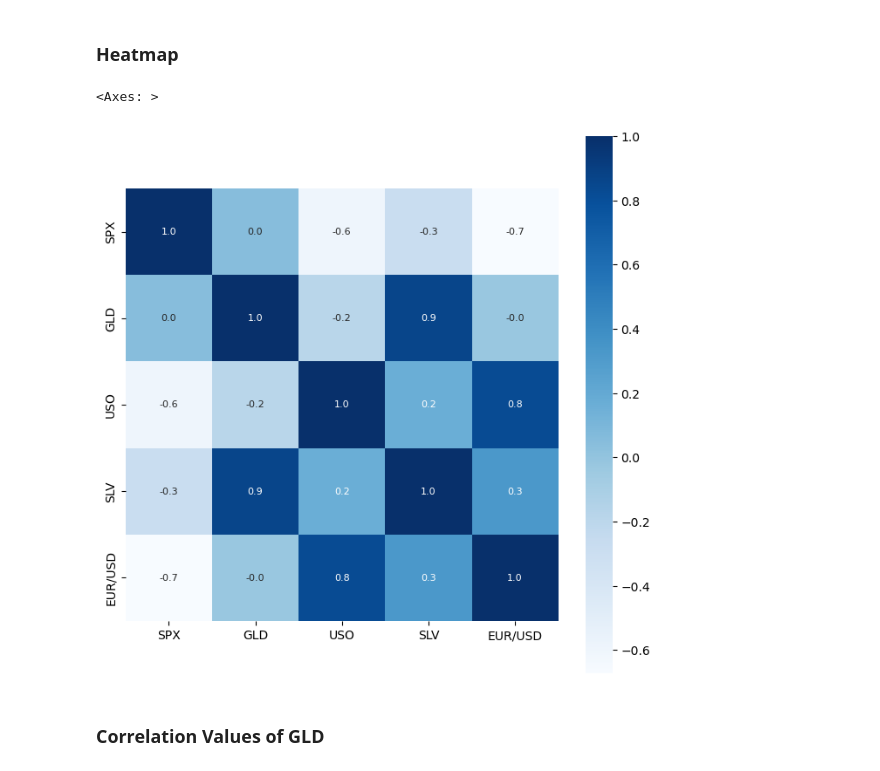
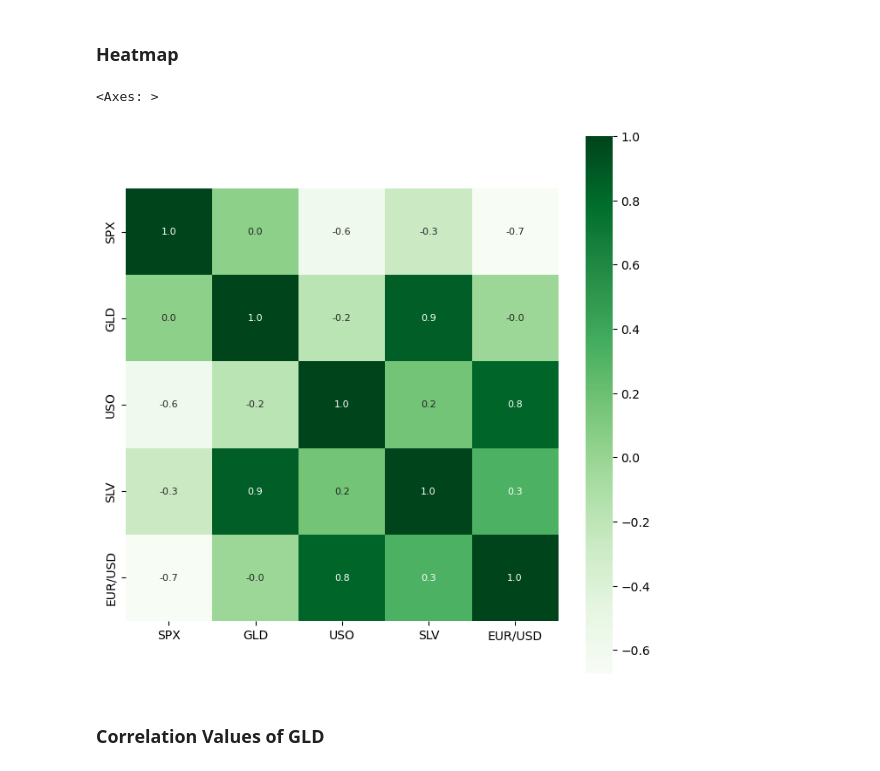
Before and after one commit to EHAB3x/Gold-Price-Prediction, a Jupyter notebook: gold.ipynb, the cells around one changed output. Drawn from its saved outputs; the diff is of its cells as text; code cells hidden in the pictures.

```diff
--- a/gold.ipynb
+++ b/gold.ipynb
@@ -96,10 +96,10 @@ correlation = gold_data.drop(['Date'],axis=1).corr()
 ### Heatmap
 # %%
 plt.figure(figsize=(8,8))
-sns.heatmap(correlation, cbar=True, square=True, fmt='.1f', annot=True, annot_kws={'size':8}, cmap='Blues')
+sns.heatmap(correlation, cbar=True, square=True, fmt='.1f', annot=True, annot_kws={'size':8}, cmap='Greens')
 # %% [output]
 <Axes: >
-[figure, old version]
+[figure, new version]
 # %% [markdown]
 ### Correlation Values of GLD
 # %%
```
Also changed, not shown: parts of 4 cells of this notebook, 1 other file.
